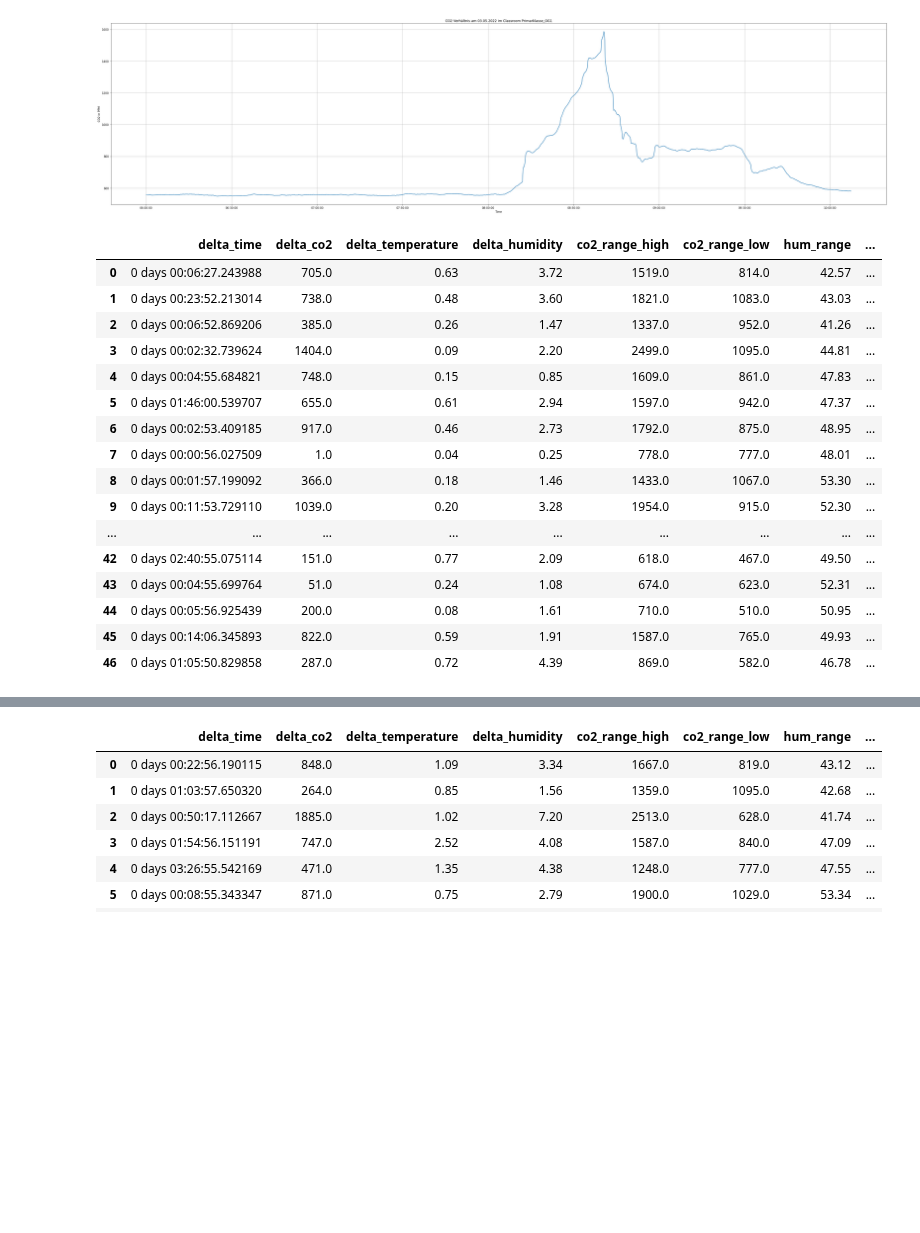
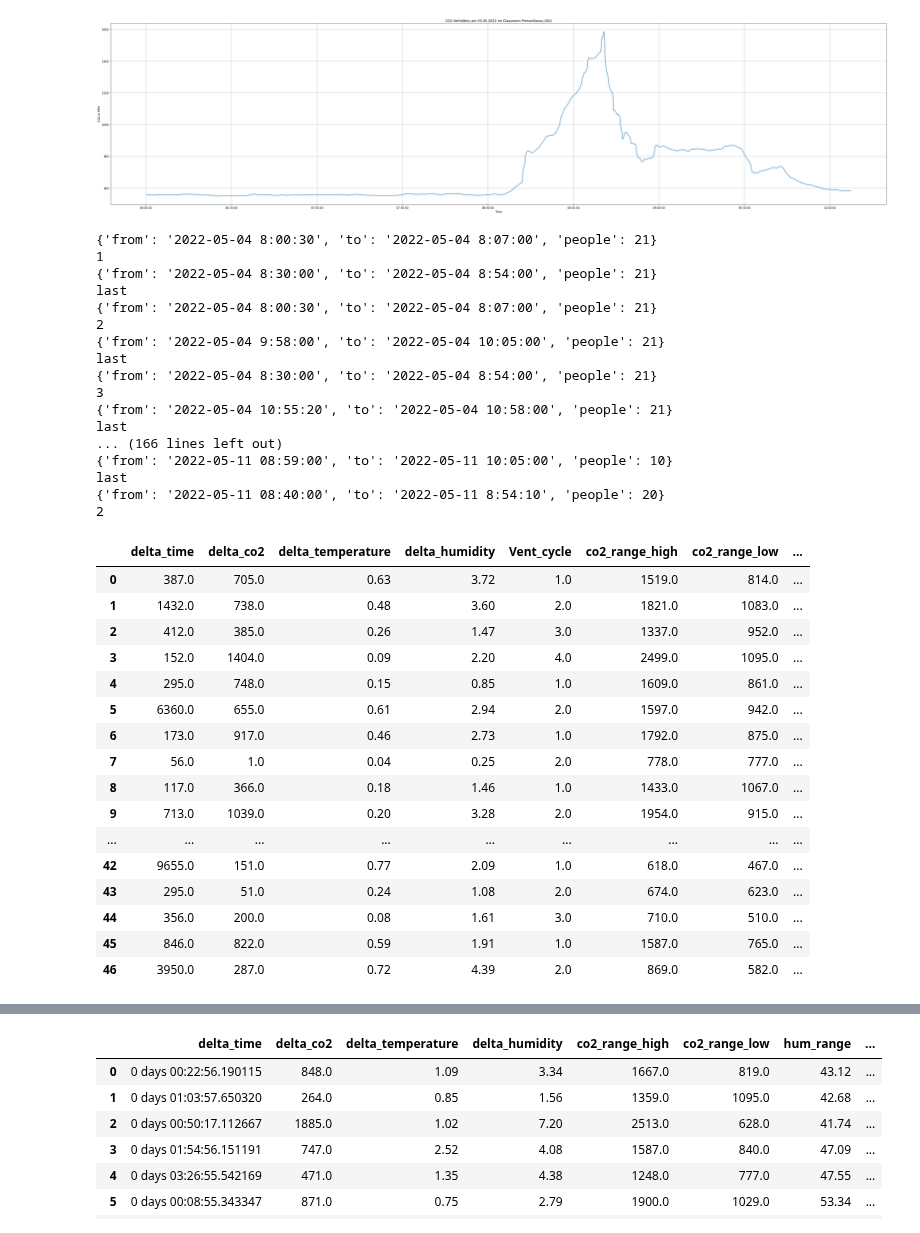
Before and after one commit to Smart-Classroom-Challenge/Data-Evaluation, a Jupyter notebook: Forschungsfrage_1.ipynb, the cells around one changed output, grey strips where cells are left out. Drawn from its saved outputs; the diff is of its cells as text; code cells hidden in the pictures; blank space fills up the shorter version.

```diff
--- a/Forschungsfrage_1.ipynb
+++ b/Forschungsfrage_1.ipynb
@@ -110,55 +110,86 @@ Lüften = \
 #Auswertung Lüften
 Auswertung_Delta = pd.DataFrame(columns=['delta_time', 'delta_co2', 'delta_temperature', 'delta_humidity'])
 for klasse in Lüften:
+    count_ventialtion_per_day = 0
+    ind = 0
     for datapoint in Lüften[klasse]:
+        print(datapoint)
+        if (ind >= 1):
+            print("last")
+            print(Lüften[klasse][ind - 1])
+            if (Lüften[klasse][ind - 1]['from'][0:10] != datapoint['from'][0:10]):
+                count_ventialtion_per_day = 0
         measuremen_from = l.get_measurement(klasse, startDate = datapoint['from'], endDate=datapoint['to'])
 
 
 
         max_measurement = measuremen_from['time'].max()
         min_measurement = measuremen_from['time'].min()
         delta_time = max_measurement - min_measurement
         #print(measuremen_from['co2'].max())
         #print(measuremen_from['co2'].min())
         #print("max - min")
         #print("equals")
+        count_ventialtion_per_day = count_ventialtion_per_day + 1
+        print(count_ventialtion_per_day)
         #print(measuremen_from['co2'].max() - measuremen_from['co2'].min())
         delta_co2 = measuremen_from['co2'].max() - measuremen_from['co2'].min()
         delta_temperatur = measuremen_from['temperature'].max() - measuremen_from['temperature'].min()
         delta_humidity = measuremen_from['humidity'].max() - measuremen_from['humidity'].min()
         #print(klasse, datapoint['from'], datapoint['to'], delta_time, delta_co2, delta_temperatur, delta_humidity)
         #rint(min_measurement)
         #print({'delta_time': delta_time, 'delta_co2': delta_co2, 'delta_temperature': delta_temperatur, 'delta_humidity': delta_humidity})
         Auswertung_Delta= Auswertung_Delta.append({'co2_range_low': f"{measuremen_from['co2'].min()}",
                                                    'co2_range_high': f"{measuremen_from['co2'].max()}",
                                                    'temp_range_low': f"{measuremen_from['temperature'].min()}",
                                                    'temp_range_high': f"{measuremen_from['temperature'].max()}",
-                                                   'hum_range': f"{measuremen_from['humidity'].min()}",
+                                                   'hum_range_low': f"{measuremen_from['humidity'].min()}",
                                                    'hum_range_high': f"{measuremen_from['humidity'].max()}",
-                                                   'delta_time': delta_time, 'delta_co2': delta_co2, 'delta_temperature': delta_temperatur, 'delta_humidity': delta_humidity}, ignore_index=True)
+                                                   'Vent_cycle': f"{count_ventialtion_per_day}",
+                                                   'delta_time': delta_time.seconds, 'delta_co2': delta_co2, 'delta_temperature': delta_temperatur, 'delta_humidity': delta_humidity}, ignore_index=True)
+        ind = ind + 1
 
 Auswertung_Delta = Auswertung_Delta.astype({'co2_range_low': np.float64})
 Auswertung_Delta = Auswertung_Delta.astype({'co2_range_high': np.float64})
 Auswertung_Delta = Auswertung_Delta.astype({'temp_range_low': np.float64})
 Auswertung_Delta = Auswertung_Delta.astype({'temp_range_high': np.float64})
-Auswertung_Delta = Auswertung_Delta.astype({'hum_range': np.float64})
+Auswertung_Delta = Auswertung_Delta.astype({'hum_range_low': np.float64})
 Auswertung_Delta = Auswertung_Delta.astype({'hum_range_high': np.float64})
+Auswertung_Delta = Auswertung_Delta.astype({'delta_time': np.float64})
+Auswertung_Delta = Auswertung_Delta.astype({'Vent_cycle': np.float64})
 Auswertung_Delta
 # %% [output]
+{'from': '2022-05-04 8:00:30', 'to': '2022-05-04 8:07:00', 'people': 21}
+1
+{'from': '2022-05-04 8:30:00', 'to': '2022-05-04 8:54:00', 'people': 21}
+last
+{'from': '2022-05-04 8:00:30', 'to': '2022-05-04 8:07:00', 'people': 21}
+2
+{'from': '2022-05-04 9:58:00', 'to': '2022-05-04 10:05:00', 'people': 21}
+last
+{'from': '2022-05-04 8:30:00', 'to': '2022-05-04 8:54:00', 'people': 21}
+3
+{'from': '2022-05-04 10:55:20', 'to': '2022-05-04 10:58:00', 'people': 21}
+last
+... (166 lines left out)
+{'from': '2022-05-11 08:59:00', 'to': '2022-05-11 10:05:00', 'people': 10}
+last
+{'from': '2022-05-11 08:40:00', 'to': '2022-05-11 8:54:10', 'people': 20}
+2
-|  | delta_time | delta_co2 | delta_temperature | delta_humidity | co2_range_high | co2_range_low | hum_range | ... |
-| 0 | 0 days 00:06:27.243988 | 705.0 | 0.63 | 3.72 | 1519.0 | 814.0 | 42.57 | ... |
-| 1 | 0 days 00:23:52.213014 | 738.0 | 0.48 | 3.60 | 1821.0 | 1083.0 | 43.03 | ... |
-| 2 | 0 days 00:06:52.869206 | 385.0 | 0.26 | 1.47 | 1337.0 | 952.0 | 41.26 | ... |
-| 3 | 0 days 00:02:32.739624 | 1404.0 | 0.09 | 2.20 | 2499.0 | 1095.0 | 44.81 | ... |
-| 4 | 0 days 00:04:55.684821 | 748.0 | 0.15 | 0.85 | 1609.0 | 861.0 | 47.83 | ... |
-| 5 | 0 days 01:46:00.539707 | 655.0 | 0.61 | 2.94 | 1597.0 | 942.0 | 47.37 | ... |
-| 6 | 0 days 00:02:53.409185 | 917.0 | 0.46 | 2.73 | 1792.0 | 875.0 | 48.95 | ... |
-| 7 | 0 days 00:00:56.027509 | 1.0 | 0.04 | 0.25 | 778.0 | 777.0 | 48.01 | ... |
-| 8 | 0 days 00:01:57.199092 | 366.0 | 0.18 | 1.46 | 1433.0 | 1067.0 | 53.30 | ... |
-| 9 | 0 days 00:11:53.729110 | 1039.0 | 0.20 | 3.28 | 1954.0 | 915.0 | 52.30 | ... |
+|  | delta_time | delta_co2 | delta_temperature | delta_humidity | Vent_cycle | co2_range_high | co2_range_low | ... |
+| 0 | 387.0 | 705.0 | 0.63 | 3.72 | 1.0 | 1519.0 | 814.0 | ... |
+| 1 | 1432.0 | 738.0 | 0.48 | 3.60 | 2.0 | 1821.0 | 1083.0 | ... |
+| 2 | 412.0 | 385.0 | 0.26 | 1.47 | 3.0 | 1337.0 | 952.0 | ... |
+| 3 | 152.0 | 1404.0 | 0.09 | 2.20 | 4.0 | 2499.0 | 1095.0 | ... |
+| 4 | 295.0 | 748.0 | 0.15 | 0.85 | 1.0 | 1609.0 | 861.0 | ... |
+| 5 | 6360.0 | 655.0 | 0.61 | 2.94 | 2.0 | 1597.0 | 942.0 | ... |
+| 6 | 173.0 | 917.0 | 0.46 | 2.73 | 1.0 | 1792.0 | 875.0 | ... |
+| 7 | 56.0 | 1.0 | 0.04 | 0.25 | 2.0 | 778.0 | 777.0 | ... |
+| 8 | 117.0 | 366.0 | 0.18 | 1.46 | 1.0 | 1433.0 | 1067.0 | ... |
+| 9 | 713.0 | 1039.0 | 0.20 | 3.28 | 2.0 | 1954.0 | 915.0 | ... |
 | ... | ... | ... | ... | ... | ... | ... | ... | ... |
-| 42 | 0 days 02:40:55.075114 | 151.0 | 0.77 | 2.09 | 618.0 | 467.0 | 49.50 | ... |
-| 43 | 0 days 00:04:55.699764 | 51.0 | 0.24 | 1.08 | 674.0 | 623.0 | 52.31 | ... |
-| 44 | 0 days 00:05:56.925439 | 200.0 | 0.08 | 1.61 | 710.0 | 510.0 | 50.95 | ... |
-| 45 | 0 days 00:14:06.345893 | 822.0 | 0.59 | 1.91 | 1587.0 | 765.0 | 49.93 | ... |
-| 46 | 0 days 01:05:50.829858 | 287.0 | 0.72 | 4.39 | 869.0 | 582.0 | 46.78 | ... |
+| 42 | 9655.0 | 151.0 | 0.77 | 2.09 | 1.0 | 618.0 | 467.0 | ... |
+| 43 | 295.0 | 51.0 | 0.24 | 1.08 | 2.0 | 674.0 | 623.0 | ... |
+| 44 | 356.0 | 200.0 | 0.08 | 1.61 | 3.0 | 710.0 | 510.0 | ... |
+| 45 | 846.0 | 822.0 | 0.59 | 1.91 | 1.0 | 1587.0 | 765.0 | ... |
+| 46 | 3950.0 | 287.0 | 0.72 | 4.39 | 2.0 | 869.0 | 582.0 | ... |
```
Also changed, not shown: parts of 5 cells of this notebook.
